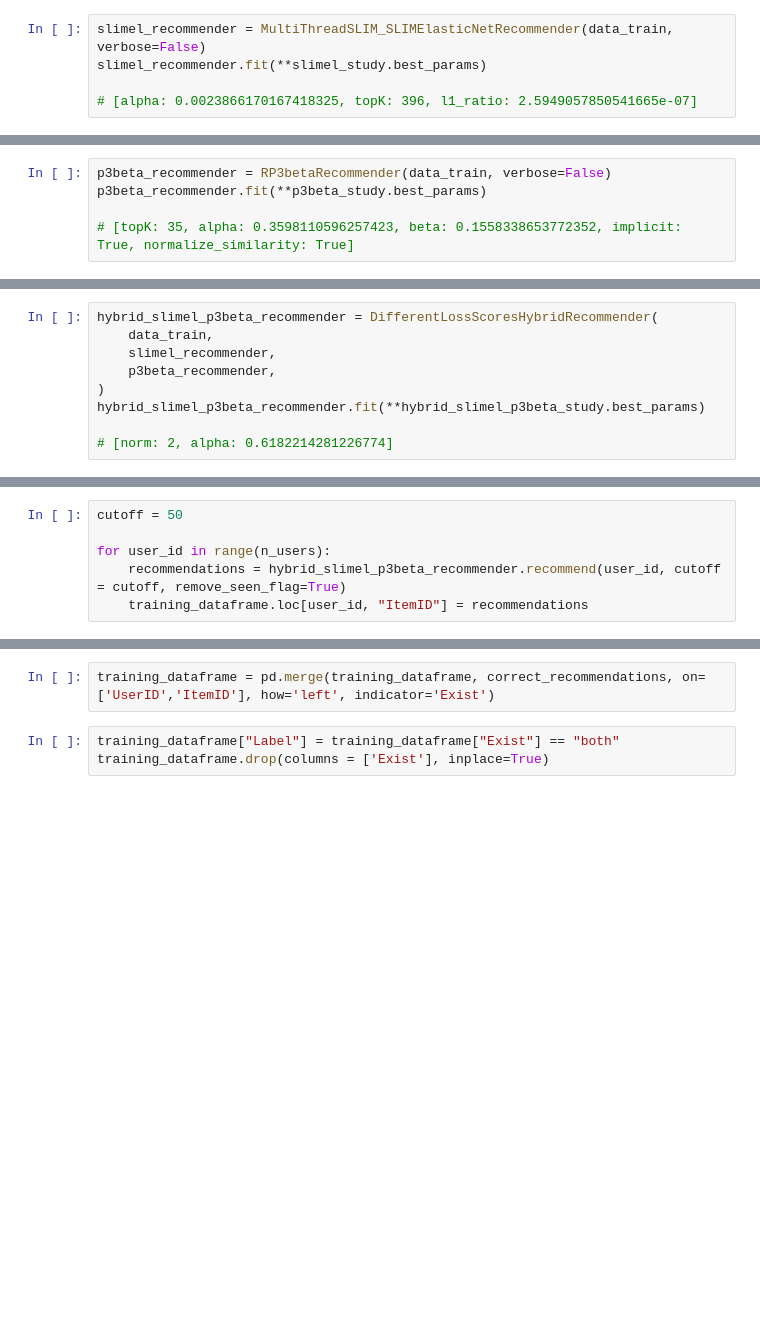
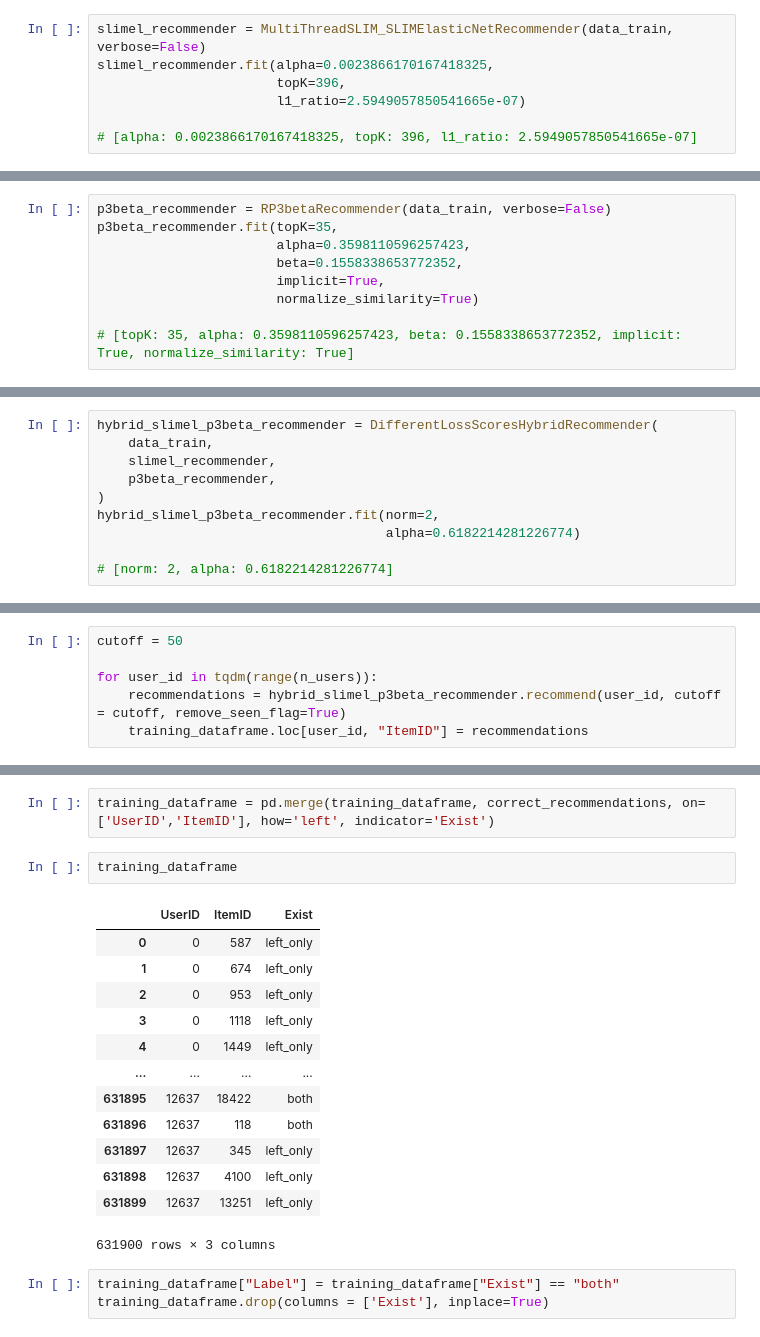
Before and after one commit to kiinami/rcs, a Jupyter notebook: fm_win.ipynb, the cells around one changed output, grey strips where cells are left out. Drawn from its saved outputs; the diff is of its cells as text; blank space fills up the shorter version.

```diff
--- a/fm_win.ipynb
+++ b/fm_win.ipynb
@@ -115,7 +113,9 @@ hybrid_easer_slimel_study = optuna.load_study(
 )
 # %%
 slimel_recommender = MultiThreadSLIM_SLIMElasticNetRecommender(data_train, verbose=False)
-slimel_recommender.fit(**slimel_study.best_params)
+slimel_recommender.fit(alpha=0.0023866170167418325,
+                       topK=396,
+                       l1_ratio=2.5949057850541665e-07)
 
 # [alpha: 0.0023866170167418325, topK: 396, l1_ratio: 2.5949057850541665e-07]
 # %%
@@ -146,6 +187,10 @@ itemknncf_recommender.fit(**itemknncf_study.best_params)
 # %%
 p3beta_recommender = RP3betaRecommender(data_train, verbose=False)
-p3beta_recommender.fit(**p3beta_study.best_params)
+p3beta_recommender.fit(topK=35,
+                       alpha=0.3598110596257423,
+                       beta=0.1558338653772352,
+                       implicit=True,
+                       normalize_similarity=True)
 
 # [topK: 35, alpha: 0.3598110596257423, beta: 0.1558338653772352, implicit: True, normalize_similarity: True]
 # %%
@@ -202,6 +261,7 @@ hybrid_slimel_p3beta_recommender = DifferentLossScoresHybridRecommender(
     slimel_recommender,
     p3beta_recommender,
 )
-hybrid_slimel_p3beta_recommender.fit(**hybrid_slimel_p3beta_study.best_params)
+hybrid_slimel_p3beta_recommender.fit(norm=2,
+                                     alpha=0.6182214281226774)
 
 # [norm: 2, alpha: 0.6182214281226774]
@@ -261,6 +345,6 @@ training_dataframe.index.name='UserID'
 # %%
 cutoff = 50
 
-for user_id in range(n_users):
+for user_id in tqdm(range(n_users)):
     recommendations = hybrid_slimel_p3beta_recommender.recommend(user_id, cutoff = cutoff, remove_seen_flag=True)
     training_dataframe.loc[user_id, "ItemID"] = recommendations
@@ -272,6 +373,22 @@ correct_recommendations = pd.DataFrame({"UserID": data_val_coo.row,
                                         "ItemID": data_val_coo.col})
 # %%
 training_dataframe = pd.merge(training_dataframe, correct_recommendations, on=['UserID','ItemID'], how='left', indicator='Exist')
+# %%
+training_dataframe
+# %% [output]
+|  | UserID | ItemID | Exist |
+| 0 | 0 | 587 | left_only |
+| 1 | 0 | 674 | left_only |
+| 2 | 0 | 953 | left_only |
+| 3 | 0 | 1118 | left_only |
+| 4 | 0 | 1449 | left_only |
+| ... | ... | ... | ... |
+| 631895 | 12637 | 18422 | both |
+| 631896 | 12637 | 118 | both |
+| 631897 | 12637 | 345 | left_only |
+| 631898 | 12637 | 4100 | left_only |
+| 631899 | 12637 | 13251 | left_only |
+631900 rows × 3 columns
 # %%
 training_dataframe["Label"] = training_dataframe["Exist"] == "both"
 training_dataframe.drop(columns = ['Exist'], inplace=True)
```
Also changed, not shown: parts of 21 cells of this notebook.
